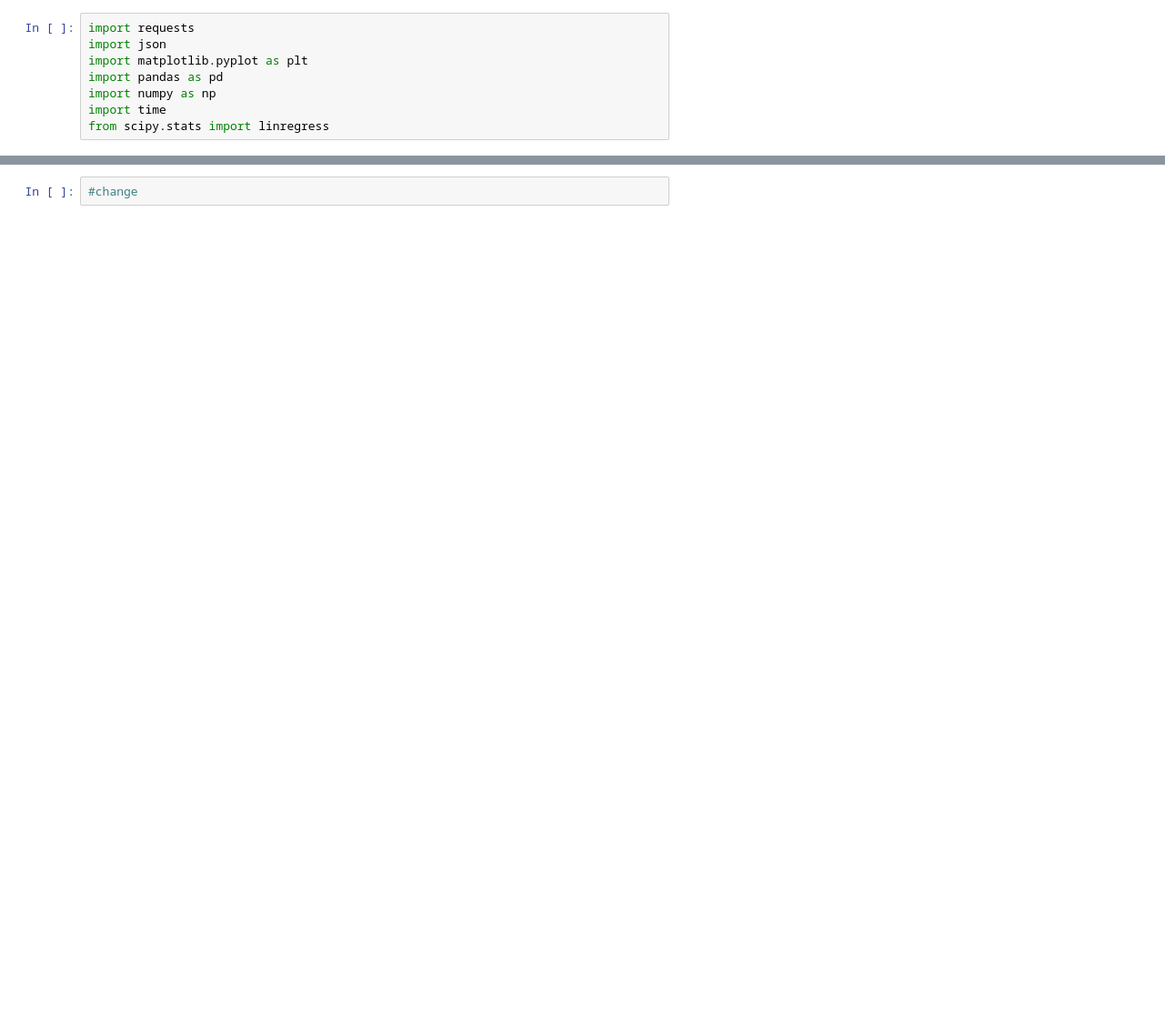
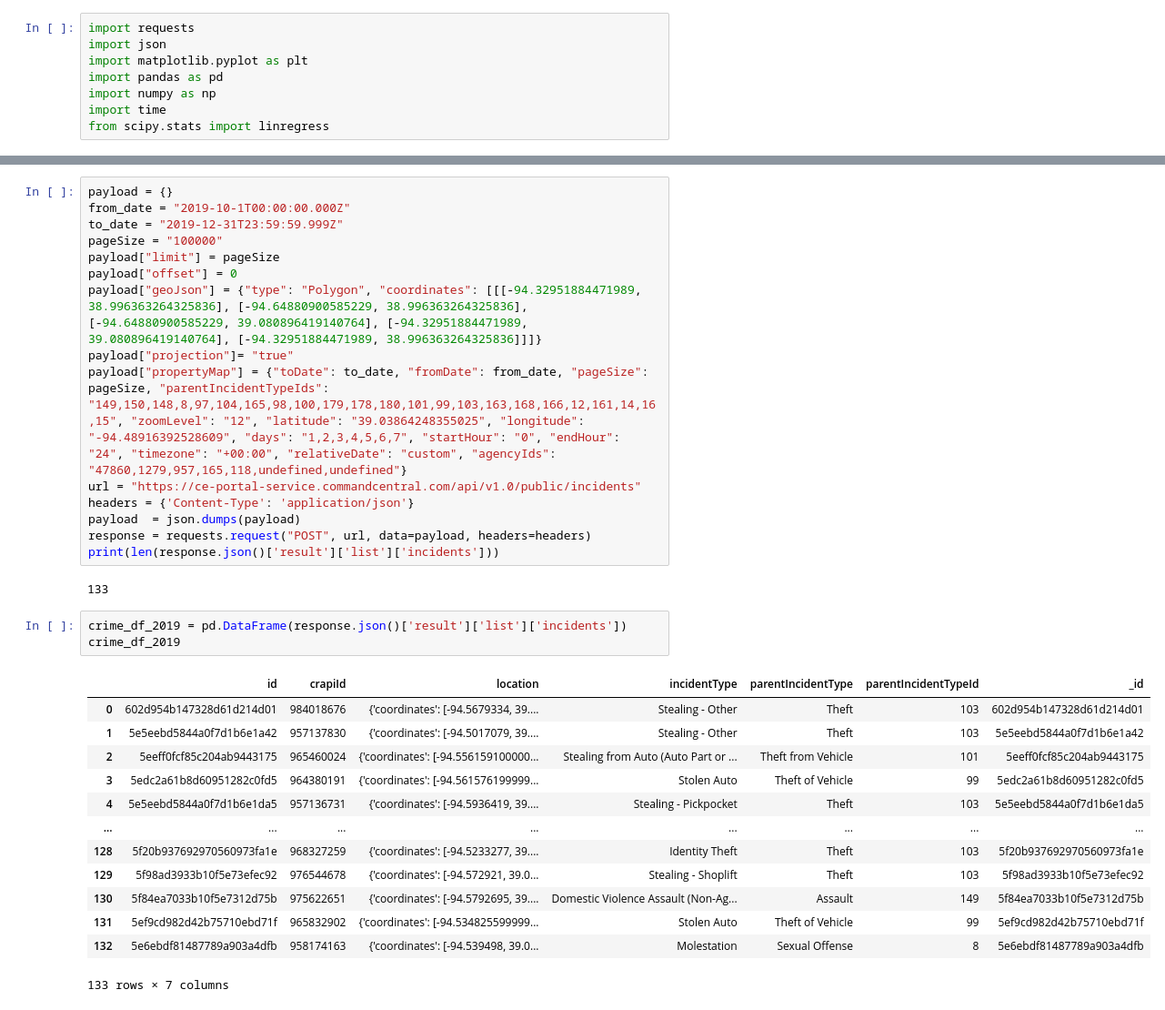
Before and after one commit to E-Weber/EKN-Project, a Jupyter notebook: API Tests.ipynb, the cells around one changed output, grey strips where cells are left out. Shown: that part at 91% size. Saved outputs shown, nothing was run; the diff lists cells and outputs as text; blank space fills up the shorter version.

```diff
--- a/API Tests.ipynb
+++ b/API Tests.ipynb
@@ -77,3 +59,35 @@ crime_types.rename(columns = {'parentIncidentType': 'Incident Type'})
 | Other ;Homicide | 1 |
-# %%
-#change
+# %%
+payload = {}
+from_date = "2019-10-1T00:00:00.000Z"
+to_date = "2019-12-31T23:59:59.999Z"
+pageSize = "100000"
+payload["limit"] = pageSize
+payload["offset"] = 0
+payload["geoJson"] = {"type": "Polygon", "coordinates": [[[-94.32951884471989, 38.996363264325836], [-94.64880900585229, 38.996363264325836], [-94.64880900585229, 39.080896419140764], [-94.32951884471989, 39.080896419140764], [-94.32951884471989, 38.996363264325836]]]}
+payload["projection"]= "true"
+payload["propertyMap"] = {"toDate": to_date, "fromDate": from_date, "pageSize": pageSize, "parentIncidentTypeIds": "149,150,148,8,97,104,165,98,100,179,178,180,101,99,103,163,168,166,12,161,14,16,15", "zoomLevel": "12", "latitude": "39.03864248355025", "longitude": "-94.48916392528609", "days": "1,2,3,4,5,6,7", "startHour": "0", "endHour": "24", "timezone": "+00:00", "relativeDate": "custom", "agencyIds": "47860,1279,957,165,118,undefined,undefined"}
+url = "https://ce-portal-service.commandcentral.com/api/v1.0/public/incidents"
+headers = {'Content-Type': 'application/json'}
+payload  = json.dumps(payload)
+response = requests.request("POST", url, data=payload, headers=headers)
+print(len(response.json()['result']['list']['incidents']))
+# %% [output]
+133
+# %%
+crime_df_2019 = pd.DataFrame(response.json()['result']['list']['incidents'])
+crime_df_2019
+# %% [output]
+|  | id | crapiId | location | incidentType | parentIncidentType | parentIncidentTypeId | _id |
+| 0 | 602d954b147328d61d214d01 | 984018676 | {'coordinates': [-94.5679334, 39.... | Stealing - Other | Theft | 103 | 602d954b147328d61d214d01 |
+| 1 | 5e5eebd5844a0f7d1b6e1a42 | 957137830 | {'coordinates': [-94.5017079, 39.... | Stealing - Other | Theft | 103 | 5e5eebd5844a0f7d1b6e1a42 |
+| 2 | 5eeff0fcf85c204ab9443175 | 965460024 | {'coordinates': [-94.556159100000... | Stealing from Auto (Auto Part or ... | Theft from Vehicle | 101 | 5eeff0fcf85c204ab9443175 |
+| 3 | 5edc2a61b8d60951282c0fd5 | 964380191 | {'coordinates': [-94.561576199999... | Stolen Auto | Theft of Vehicle | 99 | 5edc2a61b8d60951282c0fd5 |
+| 4 | 5e5eebd5844a0f7d1b6e1da5 | 957136731 | {'coordinates': [-94.5936419, 39.... | Stealing - Pickpocket | Theft | 103 | 5e5eebd5844a0f7d1b6e1da5 |
+| ... | ... | ... | ... | ... | ... | ... | ... |
+| 128 | 5f20b937692970560973fa1e | 968327259 | {'coordinates': [-94.5233277, 39.... | Identity Theft | Theft | 103 | 5f20b937692970560973fa1e |
+| 129 | 5f98ad3933b10f5e73efec92 | 976544678 | {'coordinates': [-94.572921, 39.0... | Stealing - Shoplift | Theft | 103 | 5f98ad3933b10f5e73efec92 |
+| 130 | 5f84ea7033b10f5e7312d75b | 975622651 | {'coordinates': [-94.5792695, 39.... | Domestic Violence Assault (Non-Ag... | Assault | 149 | 5f84ea7033b10f5e7312d75b |
+| 131 | 5ef9cd982d42b75710ebd71f | 965832902 | {'coordinates': [-94.534825599999... | Stolen Auto | Theft of Vehicle | 99 | 5ef9cd982d42b75710ebd71f |
+| 132 | 5e6ebdf81487789a903a4dfb | 958174163 | {'coordinates': [-94.539498, 39.0... | Molestation | Sexual Offense | 8 | 5e6ebdf81487789a903a4dfb |
+133 rows × 7 columns
```
Also changed, not shown: parts of 8 cells of this notebook, 2 other files.
